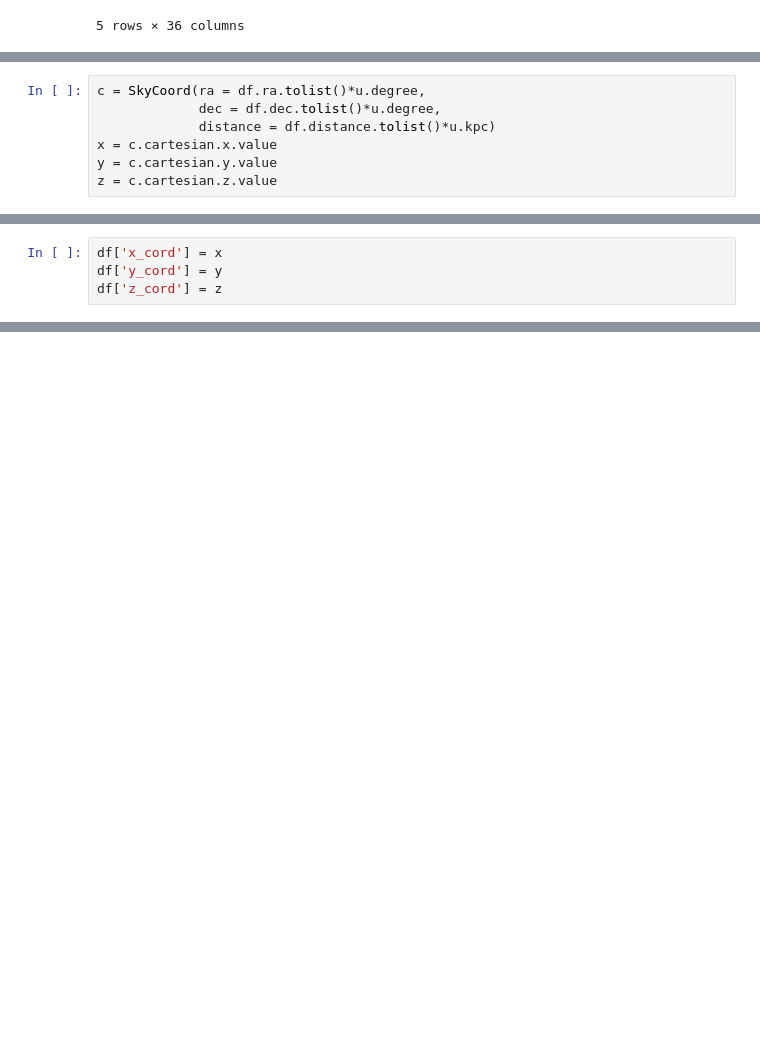
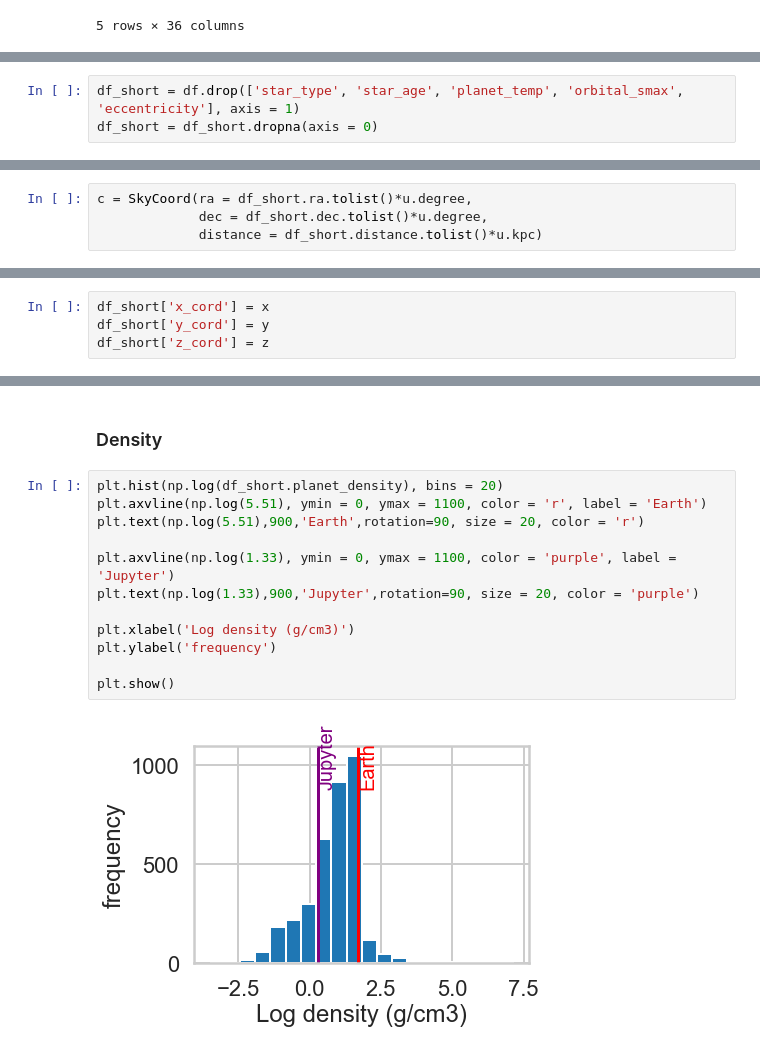
Before and after one commit to zachnguyen/Exoplanets-Visualization, a Jupyter notebook: Exoplanet Data Visualization.ipynb, the cells around one changed output, grey strips where cells are left out. Cells and saved outputs as stored; diff of their text form; blank space fills up the shorter version.

```diff
--- a/Exoplanet Data Visualization.ipynb
+++ b/Exoplanet Data Visualization.ipynb
@@ -55,0 +85,3 @@ df.head()
+# %%
+df_short = df.drop(['star_type', 'star_age', 'planet_temp', 'orbital_smax', 'eccentricity'], axis = 1)
+df_short = df_short.dropna(axis = 0)
@@ -60,7 +123,4 @@ from astropy.coordinates import Distance
 # %%
-c = SkyCoord(ra = df.ra.tolist()*u.degree,
-             dec = df.dec.tolist()*u.degree,
-             distance = df.distance.tolist()*u.kpc)
-x = c.cartesian.x.value
-y = c.cartesian.y.value
-z = c.cartesian.z.value
+c = SkyCoord(ra = df_short.ra.tolist()*u.degree,
+             dec = df_short.dec.tolist()*u.degree,
+             distance = df_short.distance.tolist()*u.kpc)
@@ -67,4 +131,4 @@ z = c.cartesian.z.value
 # %%
-df['x_cord'] = x
-df['y_cord'] = y
-df['z_cord'] = z
+df_short['x_cord'] = x
+df_short['y_cord'] = y
+df_short['z_cord'] = z
@@ -92,0 +277,16 @@ plt.show()
+# %% [markdown]
+### Density
+# %%
+plt.hist(np.log(df_short.planet_density), bins = 20)
+plt.axvline(np.log(5.51), ymin = 0, ymax = 1100, color = 'r', label = 'Earth')
+plt.text(np.log(5.51),900,'Earth',rotation=90, size = 20, color = 'r')
+
+plt.axvline(np.log(1.33), ymin = 0, ymax = 1100, color = 'purple', label = 'Jupyter')
+plt.text(np.log(1.33),900,'Jupyter',rotation=90, size = 20, color = 'purple')
+
+plt.xlabel('Log density (g/cm3)')
+plt.ylabel('frequency')
+
+plt.show()
+# %% [output]
+[figure, added]
```
Also changed, not shown: parts of 27 cells of this notebook.
